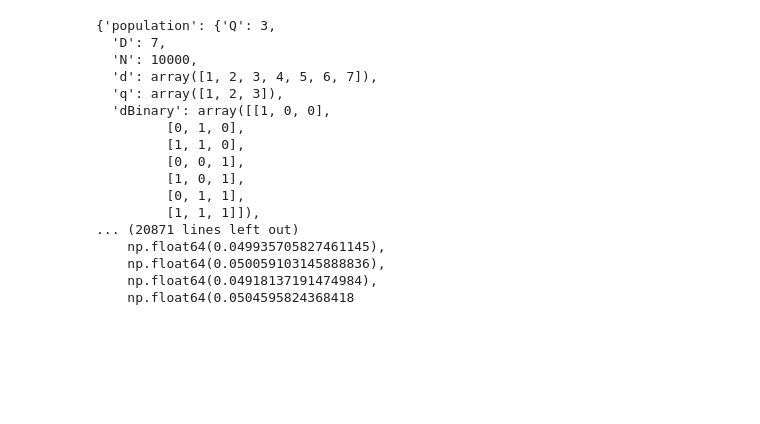
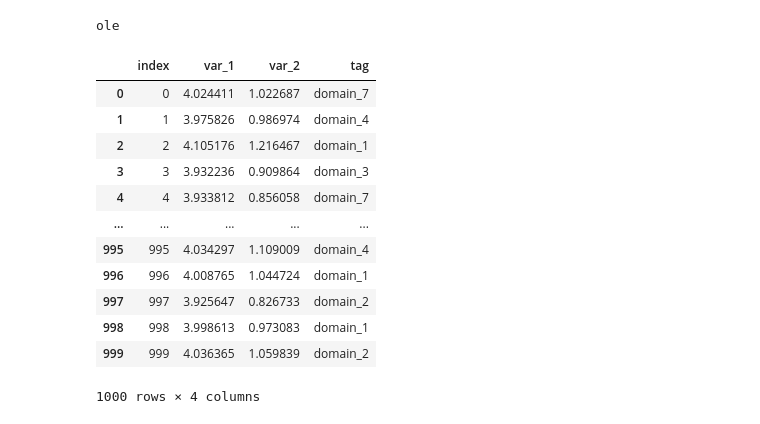
Before and after one commit to glancia93/-Population-Detection-and-Sampling-in-Liguria, a Jupyter notebook: Simulation/PytonScripts/Untitled1.ipynb, the cells around one changed output. Saved outputs shown, nothing was run; the diff lists cells and outputs as text; code cells hidden in the pictures; blank space fills up the shorter version.

Commit message:
Exploration of the sampling algorithm. Not relevant

```diff
--- a/Simulation/PytonScripts/Untitled1.ipynb
+++ b/Simulation/PytonScripts/Untitled1.ipynb
@@ -1,7 +1,6 @@
 # %%
 import numpy as np
 import scipy.linalg
-
 from sampling import Sampling
 
 class Simulation:
@@ -14,7 +13,7 @@ class Simulation:
     - Estimation (SM, PML, NPML) following Lohr & Rao (2006, JASA).
     """
 
-    def __init__(self, params: dict = None):
+    def __init__(self, params: dict = None, reproduce= True):
         """
         Initialize the simulation with default or user-specified parameters.
 
@@ -24,6 +23,7 @@ class Simulation:
             Dictionary of simulation parameters. If None, defaults are used.
         """
         self.params = params if params is not None else self.get_parameters()
+        self.reproduce= reproduce
 
     def get_parameters(self):
         """
@@ -35,7 +35,7 @@ class Simulation:
         """
         return {
             'Q': 3,
-            'N': 10000,
+            'N': 1000,
             'Nrun': 2,
             'my': 100,
             'mx': 400,
@@ -63,7 +63,10 @@ class Simulation:
             Dictionary containing the simulated population structure and values.
         """
         p = self.params
-        np.random.seed(p['random_seed'])
+
+        if self.reproduce:
+            print("ole")
+            np.random.seed(p['random_seed'])
 
         Q, N = p['Q'], p['N']
         mean, cov = np.array(p['mean']), np.array(p['cov'])
@@ -189,7 +192,10 @@ class Simulation:
             x = x_kq[q] if design in ("pareto", "sampford") else None
 
             sampling = Sampling.Make(design, N=N, n=n, x=x)
-            sample, rejects = sampling.get_sample(seed=random_seed + q)
+            if self.reproduce:
+                sample, rejects = sampling.get_sample(seed=random_seed + q)
+            else:
+                sample, rejects = sampling.get_sample()
 
             s_q.append(sample)
             rejects_q.append(rejects)
@@ -266,6 +272,7 @@ class Simulation:
         md_vec = md.copy()  # D
         # ALPHA (SIMPLE MULTIPLICITY ADJUSTMENT)
         alpha_kq = [[1/m for m in m_kq[q]] for q in range(Q)]
+
         # SIMPLE MULTIPLICITY ESTIMATOR
         Y_SM = sum(
             y_kq[q][j] * alpha_kq[q][j] * w_kq[q][j]
@@ -424,21 +436,45 @@ class Simulation:
 simulation = Simulation()
 # %%
-simulation.run_pipeline()
+# here's the results of the simulation
+simulation_results = simulation.run_pipeline()
 # %% [output]
-{'population': {'Q': 3,
-  'D': 7,
-  'N': 10000,
-  'd': array([1, 2, 3, 4, 5, 6, 7]),
-  'q': array([1, 2, 3]),
-  'dBinary': array([[1, 0, 0],
-         [0, 1, 0],
-         [1, 1, 0],
-         [0, 0, 1],
-         [1, 0, 1],
-         [0, 1, 1],
-         [1, 1, 1]]),
-... (20871 lines left out)
-    np.float64(0.049935705827461145),
-    np.float64(0.050059103145888836),
-    np.float64(0.04918137191474984),
-    np.float64(0.0504595824368418
+ole
+# %%
+# your main results
+data = pd.DataFrame({
+    "var_1": simulation_results["population"]["x"],
+    "var_2": simulation_results["population"]["y"]
+})
+
+# your groups (list of index lists)
+tag_groups = simulation_results["population"]["domains"]
+
+# create names for them
+tag_names = [f"domain_{i+1}" for i in range(len(tag_groups))]
+
+# build mapping from row index → tag
+records = []
+for tag, indices in zip(tag_names, tag_groups):
+    for idx in indices:
+        records.append((idx, tag))
+
+df_tags = pd.DataFrame(records, columns=["index", "tag"])
+
+# merge with data
+df_with_tags = data.reset_index().merge(df_tags, on="index")
+
+df_with_tags
+# %% [output]
+|  | index | var_1 | var_2 | tag |
+| 0 | 0 | 4.024411 | 1.022687 | domain_7 |
+| 1 | 1 | 3.975826 | 0.986974 | domain_4 |
+| 2 | 2 | 4.105176 | 1.216467 | domain_1 |
+| 3 | 3 | 3.932236 | 0.909864 | domain_3 |
+| 4 | 4 | 3.933812 | 0.856058 | domain_7 |
+| ... | ... | ... | ... | ... |
+| 995 | 995 | 4.034297 | 1.109009 | domain_4 |
+| 996 | 996 | 4.008765 | 1.044724 | domain_1 |
+| 997 | 997 | 3.925647 | 0.826733 | domain_2 |
+| 998 | 998 | 3.998613 | 0.973083 | domain_1 |
+| 999 | 999 | 4.036365 | 1.059839 | domain_2 |
+1000 rows × 4 columns
```
Also changed, not shown: parts of 5 cells of this notebook, 1 other file.
